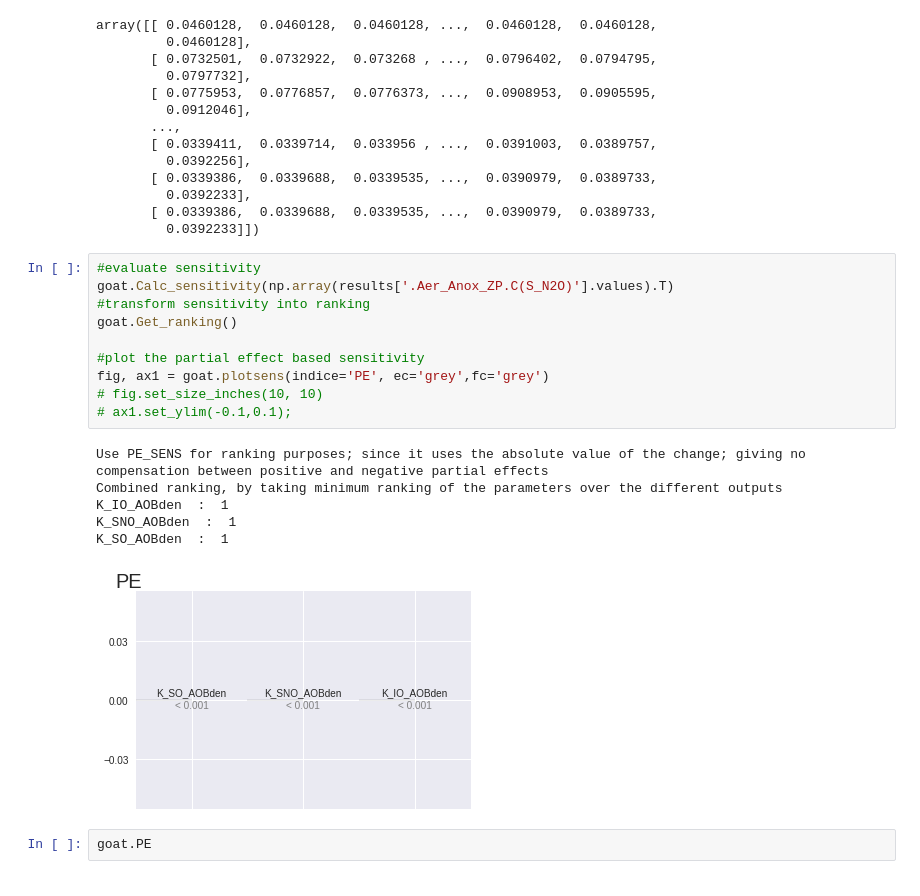
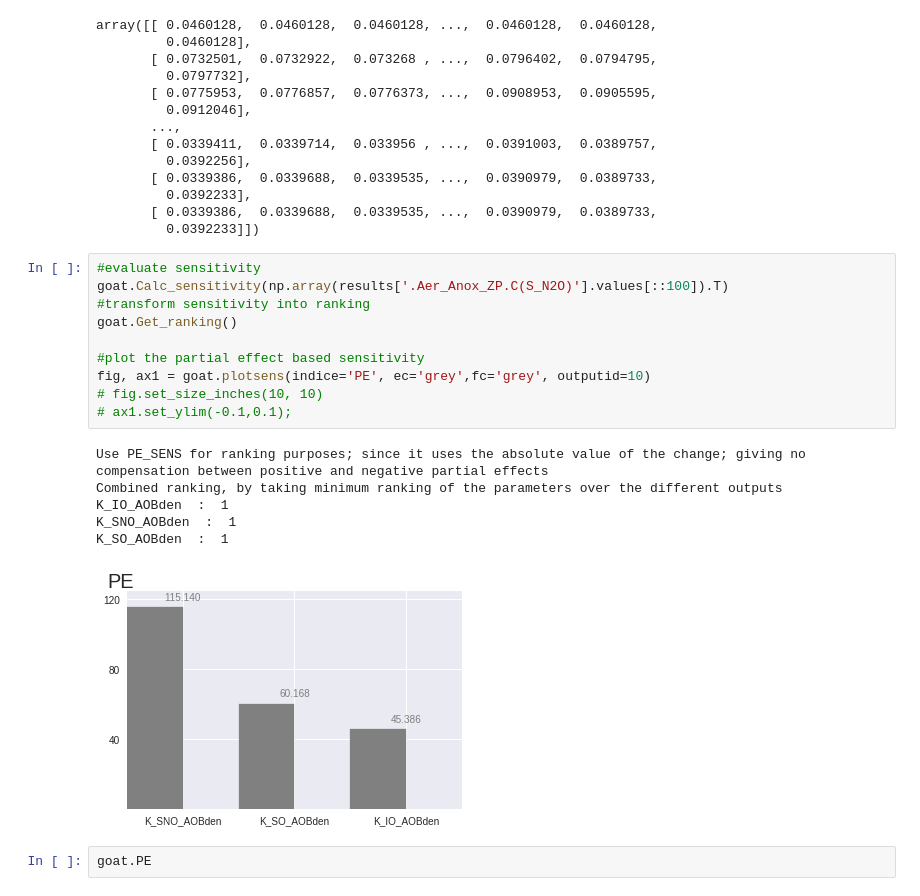
Before and after one commit to gbellandi/EHV_GSA, a Jupyter notebook: EHVparameter_ranking_pyStran.ipynb, the cells around one changed output. Drawn from its saved outputs; the diff is of its cells as text.

Commit message:
update questions, finally plot something

```diff
--- a/EHVparameter_ranking_pyStran.ipynb
+++ b/EHVparameter_ranking_pyStran.ipynb
@@ -248,21 +248,21 @@ array([[ 0.0460128,  0.0460128,  0.0460128, ...,  0.0460128,  0.0460128,
          0.0392233]])
 # %%
 #evaluate sensitivity
-goat.Calc_sensitivity(np.array(results['.Aer_Anox_ZP.C(S_N2O)'].values).T)
+goat.Calc_sensitivity(np.array(results['.Aer_Anox_ZP.C(S_N2O)'].values[::100]).T)
 #transform sensitivity into ranking
 goat.Get_ranking()
 
 #plot the partial effect based sensitivity
-fig, ax1 = goat.plotsens(indice='PE', ec='grey',fc='grey')
+fig, ax1 = goat.plotsens(indice='PE', ec='grey',fc='grey', outputid=10)
 # fig.set_size_inches(10, 10)
 # ax1.set_ylim(-0.1,0.1);
 # %% [output]
 Use PE_SENS for ranking purposes; since it uses the absolute value of the change; giving no compensation between positive and negative partial effects
 Combined ranking, by taking minimum ranking of the parameters over the different outputs
 K_IO_AOBden  :  1
 K_SNO_AOBden  :  1
 K_SO_AOBden  :  1
-[figure, old version]
+[figure, new version]
 # %%
 goat.PE
 # %% [output]
```
Also changed, not shown: parts of 1 cell of this notebook, 1 other file.
